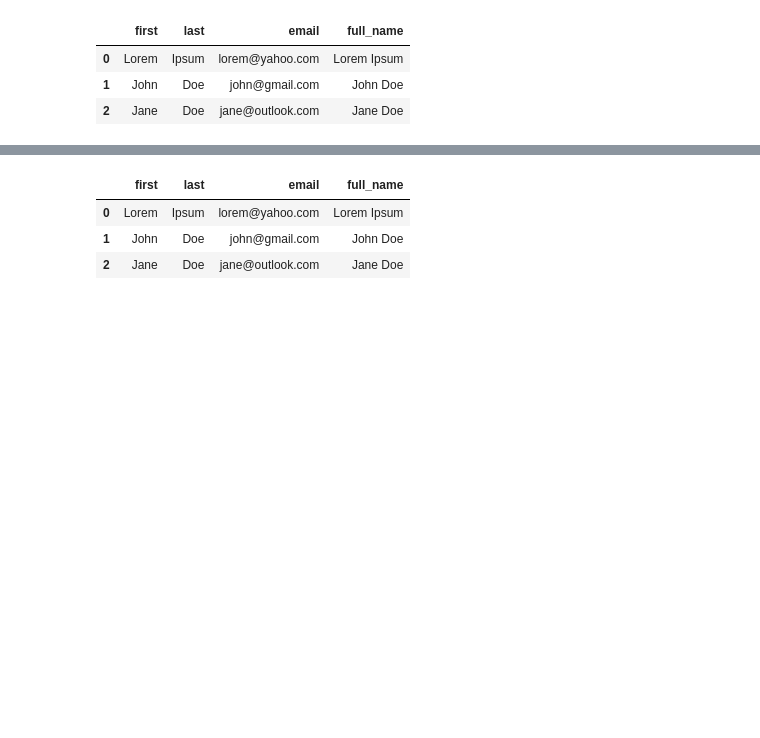
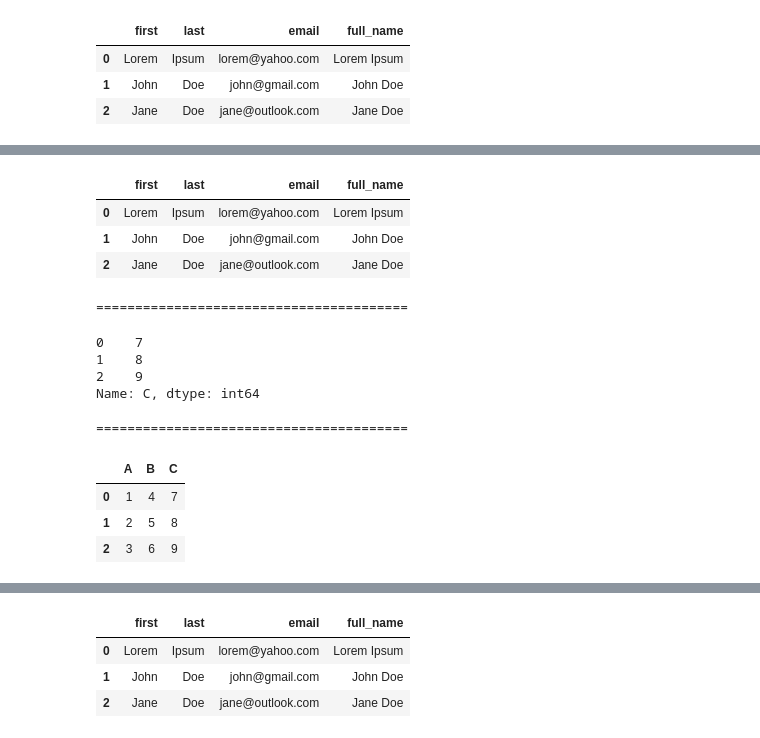
Before and after one commit to thandora/pandas-notes, a Jupyter notebook: pandas_06.ipynb, the cells around one changed output, grey strips where cells are left out. Drawn from its saved outputs; the diff is of its cells as text; code cells hidden in the pictures; blank space fills up the shorter version.

```diff
--- a/pandas_06.ipynb
+++ b/pandas_06.ipynb
@@ -70,3 +85,31 @@ dtype: object
+# %%
+df_c = pd.DataFrame({"A": [1, 2, 3], "B": [4, 5, 6]})
+display(df)
+printhr()
+
+# New column (Series) to add
+new_column = pd.Series([7, 8, 9], name="C")
+display(new_column)
+printhr()
+
+# Add new column using concat
+df_new = pd.concat([df_c, new_column], axis=1)
+display(df_new)
+# %% [output]
+|  | first | last | email | full_name |
+| 0 | Lorem | Ipsum | lorem@yahoo.com | Lorem Ipsum |
+| 1 | John | Doe | john@gmail.com | John Doe |
+| 2 | Jane | Doe | jane@outlook.com | Jane Doe |
+========================================
+0    7
+1    8
+2    9
+Name: C, dtype: int64
+========================================
+|  | A | B | C |
+| 0 | 1 | 4 | 7 |
+| 1 | 2 | 5 | 8 |
+| 2 | 3 | 6 | 9 |
 # %% [markdown]
 ---
 ## Removing Columns
```
Also changed, not shown: parts of 12 cells of this notebook.
